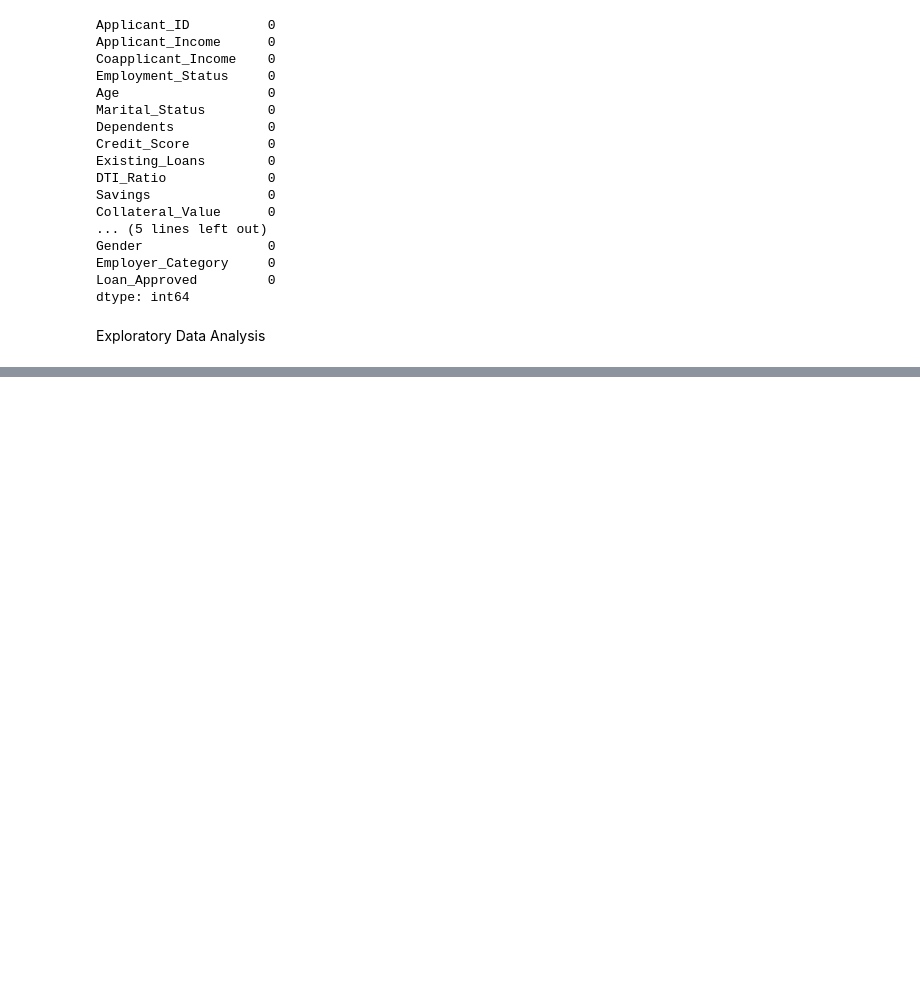
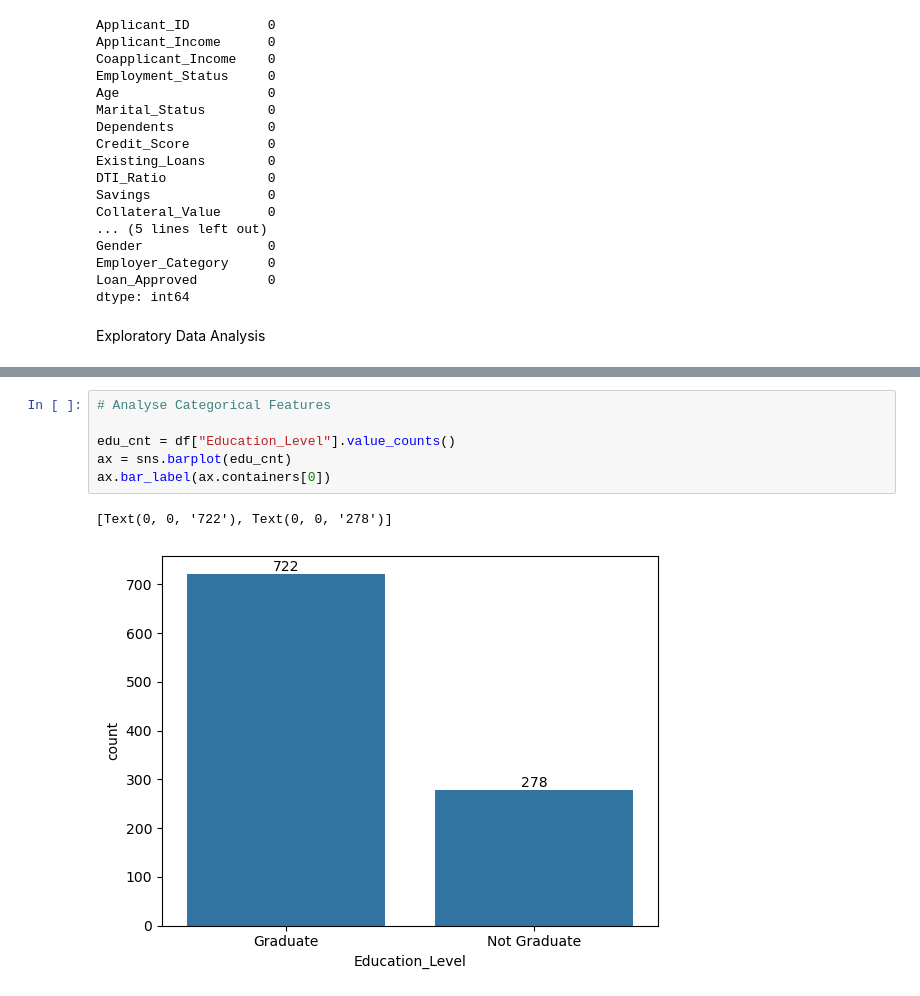
Before and after one commit to KARTHIKAKRISHNA123/lend-sure-ai, a Jupyter notebook: Credit_Wise_Loan_Approval_System.ipynb, the cells around one changed output, grey strips where cells are left out. Cells and saved outputs as stored; diff of their text form; blank space fills up the shorter version.

```diff
--- a/Credit_Wise_Loan_Approval_System.ipynb
+++ b/Credit_Wise_Loan_Approval_System.ipynb
@@ -139,0 +158,9 @@ Exploratory Data Analysis
+# %%
+# Analyse Categorical Features
+
+edu_cnt = df["Education_Level"].value_counts()
+ax = sns.barplot(edu_cnt)
+ax.bar_label(ax.containers[0])
+# %% [output]
+[Text(0, 0, '722'), Text(0, 0, '278')]
+[figure, added]
```
Also changed, not shown: parts of 25 cells of this notebook.
